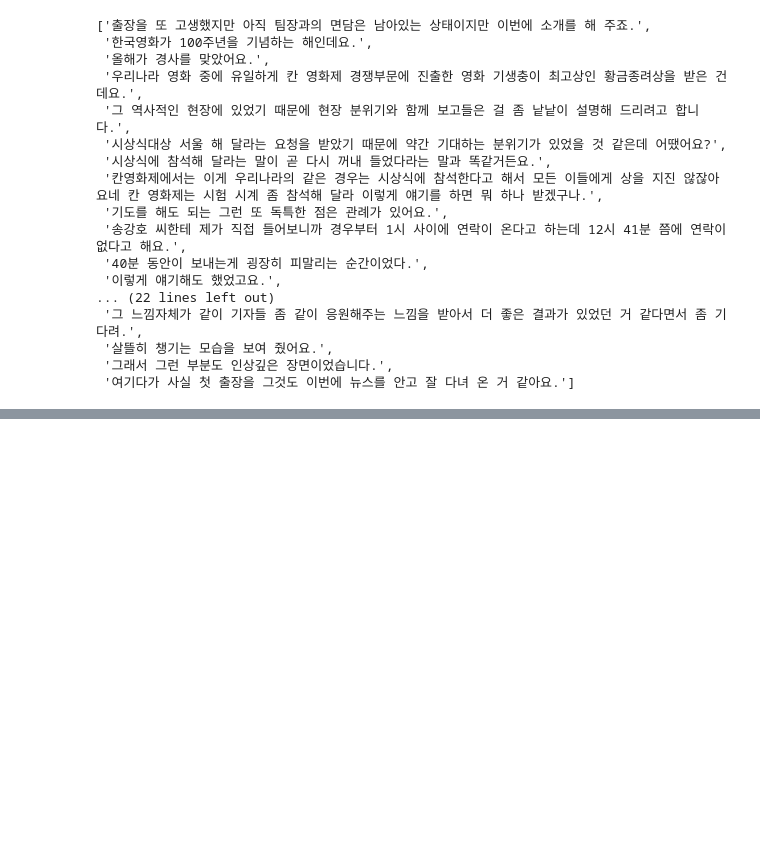
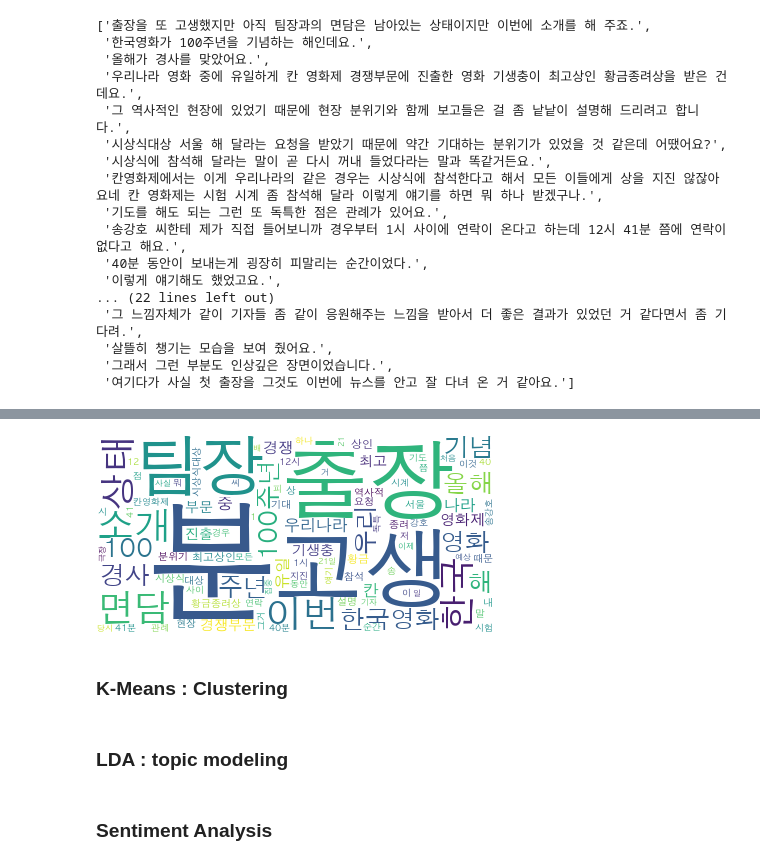
Before and after one commit to sungalex/VoiceMagic, a Jupyter notebook: modules_function_test.ipynb, the cells around one changed output, grey strips where cells are left out. Saved outputs shown, nothing was run; the diff lists cells and outputs as text; code cells hidden in the pictures; blank space fills up the shorter version.

```diff
--- a/modules_function_test.ipynb
+++ b/modules_function_test.ipynb
@@ -211,0 +546,17 @@ with open(csv_file, 'w', encoding='utf-8', newline='') as f:
+# %%
+tagged = Kkma().nouns(corpus)
+nounList = defaultdict(int)
+
+for _ in tagged:
+    nounList[_] += 1
+
+wc.generate_from_frequencies(nounList)
+wc.to_image()
+# %% [output]
+[figure, added]
+# %% [markdown]
+### K-Means : Clustering
+# %% [markdown]
+### LDA : topic modeling
+# %% [markdown]
+### Sentiment Analysis
```
Also changed, not shown: parts of 32 cells of this notebook, 4 other files.
